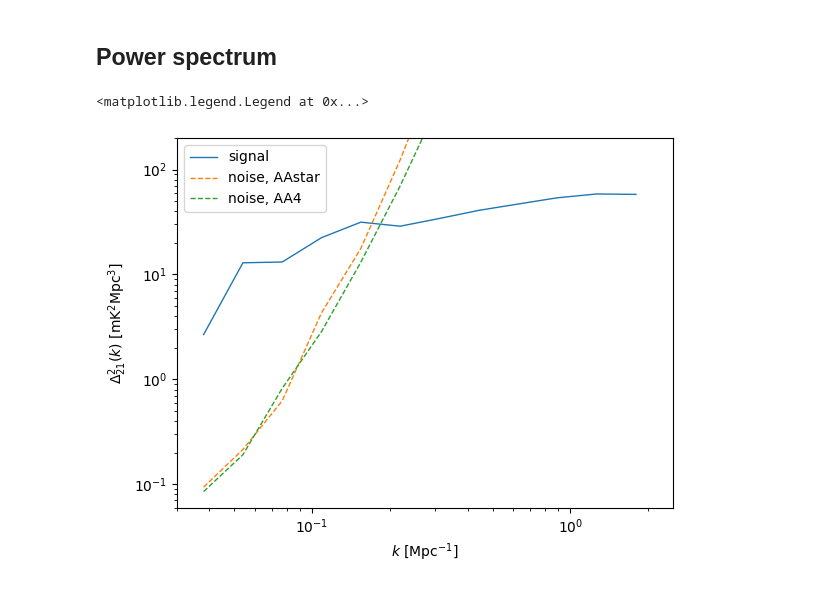
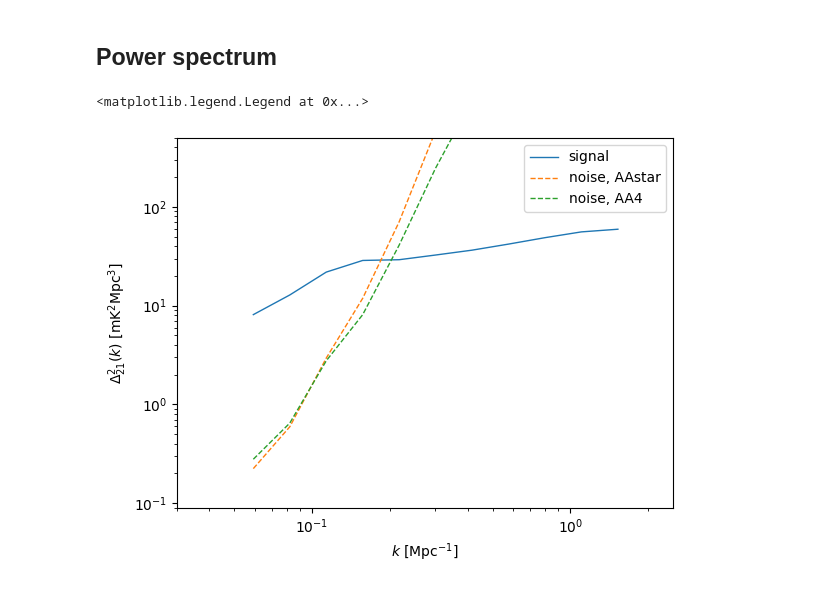
Before and after one commit to sambit-giri/ska_eor_inference, a Jupyter notebook: test_noise_lightcones.ipynb, the cells around one changed output. Drawn from its saved outputs; the diff is of its cells as text; code cells hidden in the pictures.

Commit message:
box_length_los for PS est

```diff
--- a/test_noise_lightcones.ipynb
+++ b/test_noise_lightcones.ipynb
@@ -17,7 +18,7 @@ np.random.seed(seed)
 ## Load metadata and simulation
 # %%
 # Folder containing the simulations
-ddir = '../SKA_chapter_simulations/'
+ddir = './SKA_chapter_simulations/'
 # File with fiducial lightcone
 file = ddir+'Lightcone_FID_400_Samples.h5'
 # %%
@@ -208,20 +209,22 @@ fig.tight_layout()
 # Power spectra
 nbins = 15
 k_nyquist = np.pi/box_length*ngrid
+box_length_los = np.abs(cos.comoving_distance(redshifts.max())-cos.comoving_distance(redshifts.min())).value
+box_dims = [box_length, box_length, box_length_los] # This is important as the third or los axis has a different physical length.
 # Fiducial
-ps, ks = t2c.power_spectrum_1d(lc, kbins=nbins, box_dims=box_length)
-pn = {ke: t2c.power_spectrum_1d(noise_lc[ke], kbins=nbins, box_dims=box_length)[0][ks<k_nyquist/2]
+ps, ks = t2c.power_spectrum_1d(lc, kbins=nbins, box_dims=box_dims)
+pn = {ke: t2c.power_spectrum_1d(noise_lc[ke], kbins=nbins, box_dims=box_dims)[0][ks<k_nyquist/2]
       for ke in noise_lc.keys()}
 ps, ks = ps[ks<k_nyquist/2], ks[ks<k_nyquist/2]
 # %%
 fig, ax = plt.subplots()
 ax.loglog(ks, ps*ks**3/2/np.pi**2, lw=1., ls='-', label='signal')
 for ke in pn.keys():
     ax.loglog(ks, pn[ke]*ks**3/2/np.pi**2, lw=1., ls='--', label=f'noise, {ke}')
 ax.set_ylabel(r'$\Delta^2_{21}(k)$ [mK$^2$Mpc$^3$]')
 ax.set_xlabel(r'$k$ [Mpc$^{-1}$]')
-ax.axis([3e-2,2.5,6e-2,2e2])
+ax.axis([3e-2,2.5,9e-2,5e2])
 ax.legend()
 # %% [output]
 <matplotlib.legend.Legend at 0x...>
-[figure, old version]
+[figure, new version]
```
Also changed, not shown: parts of 4 cells of this notebook.
